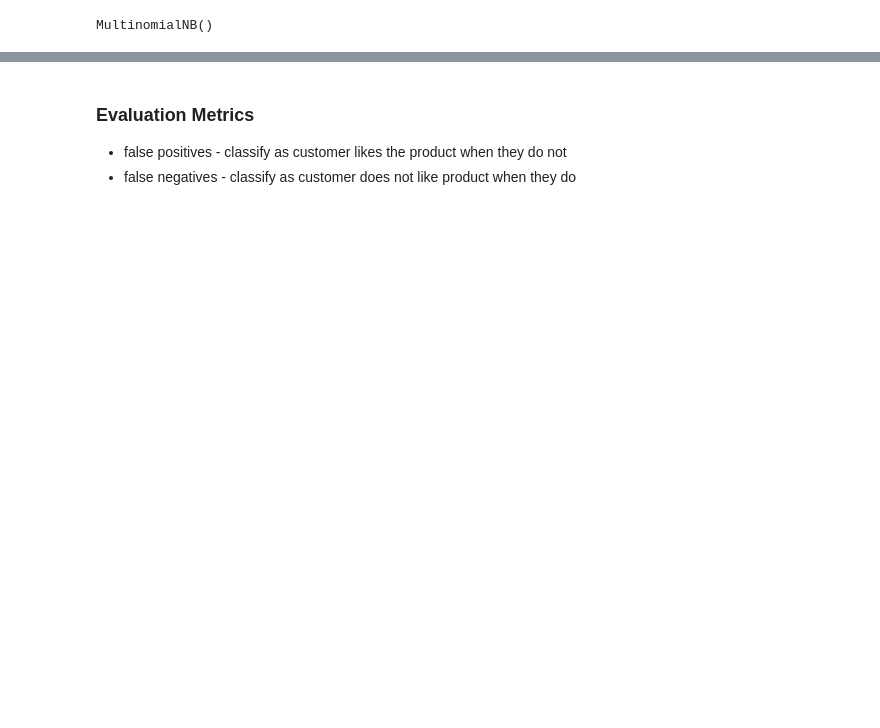
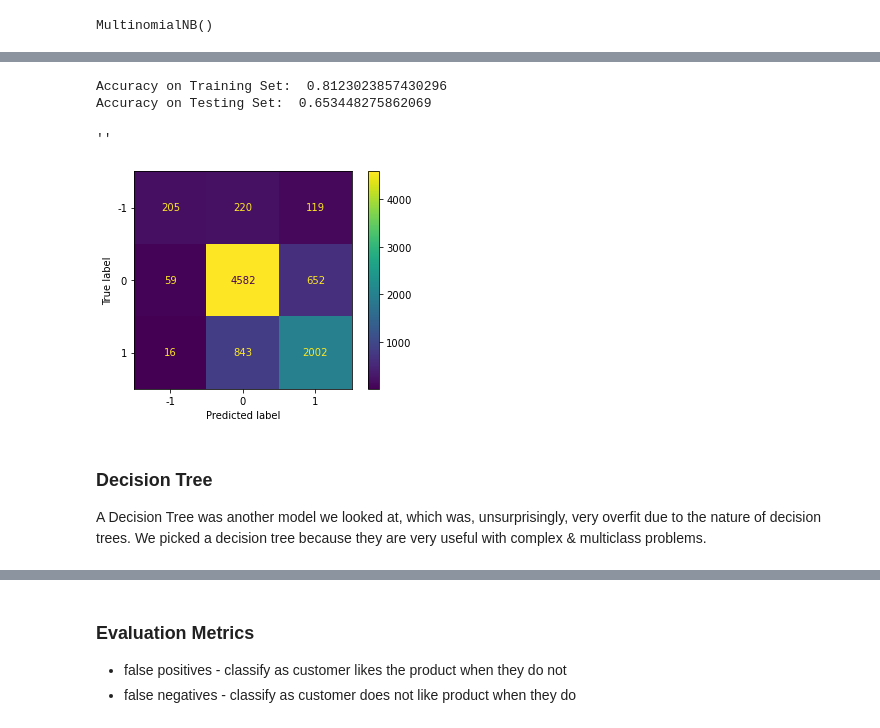
Before and after one commit to meghana-pakala/NLP-project, a Jupyter notebook: final.ipynb, the cells around one changed output, grey strips where cells are left out. Cells and saved outputs as stored; diff of their text form; code cells hidden in the pictures; blank space fills up the shorter version.

```diff
--- a/final.ipynb
+++ b/final.ipynb
@@ -203,0 +417,23 @@ tweet_countplot(df, 'sentiment', hue='brand')
+# %%
+# Instantiate the lemmatizer
+lemmatizer = WordNetLemmatizer()
+
+
+def lemmatize_text(text):
+    # Tokenize the text
+    tokens = word_tokenize(text)
+
+    lemmatized_tokens = [lemmatizer.lemmatize(token) for token in tokens]
+    # Rejoin lemmatized tokens into a string
+    lemmatized_text = ' '.join(lemmatized_tokens)
+    return lemmatized_text
+
+# Example text
+example_text = "Fall Out Boy Rules."
+
+# Lemmatize the example text
+# Apply lemmatization to the DataFrame column
+df2['lemmatized_text'] = df2['cleaned_tweet_text'].apply(lemmatize_text)
+
+# Print the first few rows of the 'lemmatized_text' column to verify the output
+print(df['lemmatized_text'].head())
@@ -271,7 +631,7 @@ sentiment_mapping = {
 df['sentiment_label'] = df['sentiment'].map(sentiment_mapping)
 
 # Drop rows where 'sentiment_label' is NaN
-# df = df.dropna(subset=['sentiment_label'])
+df = df.dropna(subset=['sentiment_label'])
 
 # Check the first few rows to ensure the mapping is applied correctly
 df['sentiment_label'].value_counts()
@@ -438,0 +730,6 @@ weighted avg       0.67      0.66      0.67      1740
+# %%
+# Concatenate count_df and tf_vect_df along the columns
+combined_df = pd.concat([count_df, tf_vect_df], axis=1)
+
+# Drop duplicate columns
+combined_df = combined_df.loc[:, ~combined_df.columns.duplicated()]
@@ -438,0 +748,6 @@ weighted avg       0.67      0.66      0.67      1740
+# %%
+# train test split
+X = combined_df
+y = df['sentiment_label']
+
+X_train, X_test, y_train, y_test = train_test_split(X, y, test_size=0.2, random_state=42)
@@ -445,3 +777,19 @@ MultinomialNB()
+# %%
+print("Accuracy on Training Set: ", accuracy_score(y_train, mnb_model.predict(X_train)))
+print("Accuracy on Testing Set: ", accuracy_score(y_test, mnb_model.predict(X_test)))
+# %% [output]
+Accuracy on Training Set:  0.8123023857430296
+Accuracy on Testing Set:  0.653448275862069
+# %%
+plot_confusion_matrix(mnb_model, X, y)
+;
+# %% [output]
+''
+[figure, added]
+# %% [markdown]
+### Decision Tree
+
+A Decision Tree was another model we looked at, which was, unsurprisingly, very overfit due to the nature of decision trees. We picked a decision tree because they are very useful with complex & multiclass problems.
 # %%
 # decision tree
 
```
Also changed, not shown: parts of 67 cells of this notebook, 1 other file.
